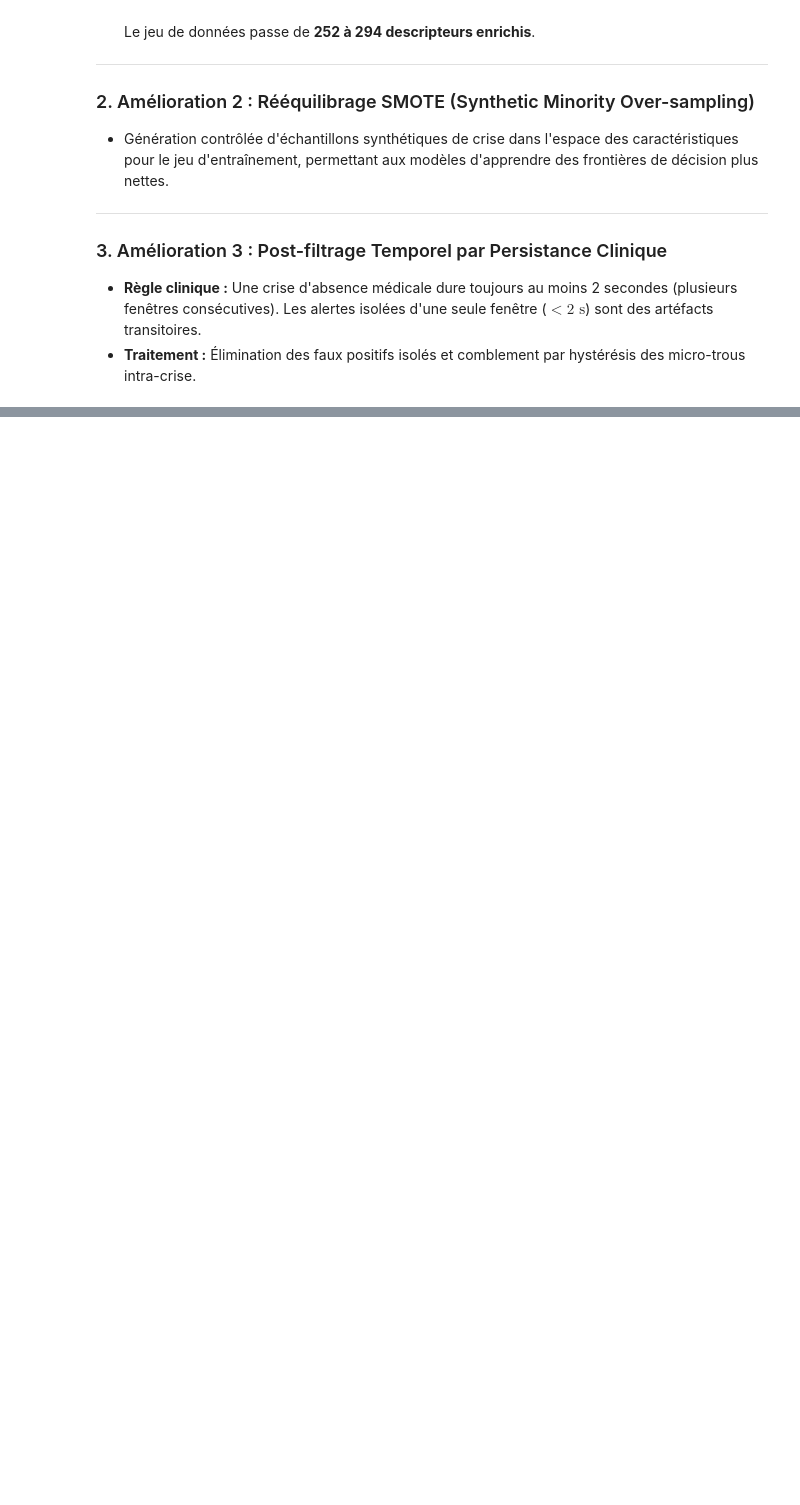
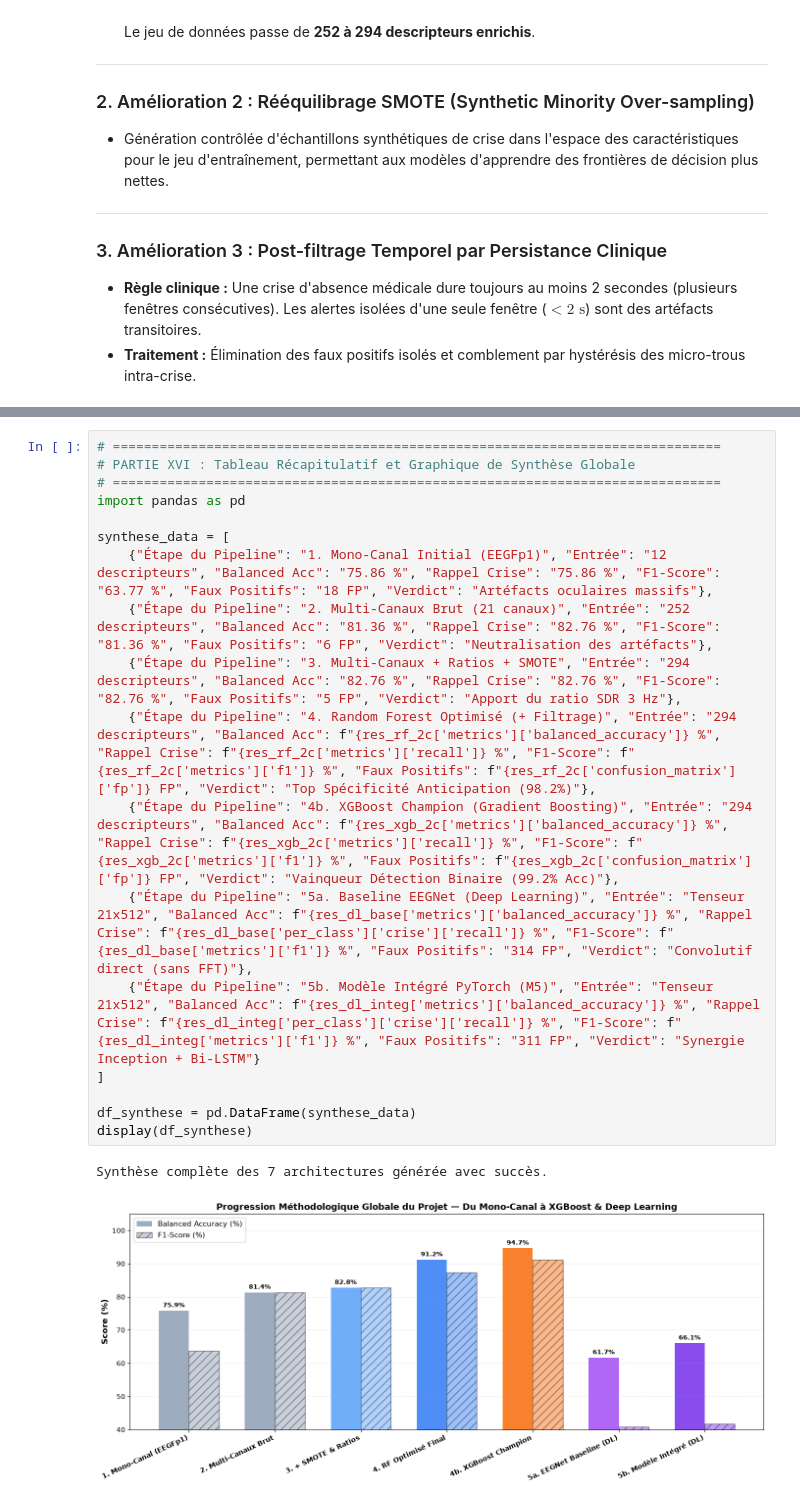
Before and after one commit to eya-boukeri/EEG-Absence-Seizure-Detection, a Jupyter notebook: mini_projet_eeg.ipynb, the cells around one changed output, grey strips where cells are left out. Cells and saved outputs as stored; diff of their text form; blank space fills up the shorter version.

```diff
--- a/mini_projet_eeg.ipynb
+++ b/mini_projet_eeg.ipynb
@@ -1059,0 +1270,21 @@ plt.show()
+# %%
+# ==============================================================================
+# PARTIE XVI : Tableau Récapitulatif et Graphique de Synthèse Globale
+# ==============================================================================
+import pandas as pd
+
+synthese_data = [
+    {"Étape du Pipeline": "1. Mono-Canal Initial (EEGFp1)", "Entrée": "12 descripteurs", "Balanced Acc": "75.86 %", "Rappel Crise": "75.86 %", "F1-Score": "63.77 %", "Faux Positifs": "18 FP", "Verdict": "Artéfacts oculaires massifs"},
+    {"Étape du Pipeline": "2. Multi-Canaux Brut (21 canaux)", "Entrée": "252 descripteurs", "Balanced Acc": "81.36 %", "Rappel Crise": "82.76 %", "F1-Score": "81.36 %", "Faux Positifs": "6 FP", "Verdict": "Neutralisation des artéfacts"},
+    {"Étape du Pipeline": "3. Multi-Canaux + Ratios + SMOTE", "Entrée": "294 descripteurs", "Balanced Acc": "82.76 %", "Rappel Crise": "82.76 %", "F1-Score": "82.76 %", "Faux Positifs": "5 FP", "Verdict": "Apport du ratio SDR 3 Hz"},
+    {"Étape du Pipeline": "4. Random Forest Optimisé (+ Filtrage)", "Entrée": "294 descripteurs", "Balanced Acc": f"{res_rf_2c['metrics']['balanced_accuracy']} %", "Rappel Crise": f"{res_rf_2c['metrics']['recall']} %", "F1-Score": f"{res_rf_2c['metrics']['f1']} %", "Faux Positifs": f"{res_rf_2c['confusion_matrix']['fp']} FP", "Verdict": "Top Spécificité Anticipation (98.2%)"},
+    {"Étape du Pipeline": "4b. XGBoost Champion (Gradient Boosting)", "Entrée": "294 descripteurs", "Balanced Acc": f"{res_xgb_2c['metrics']['balanced_accuracy']} %", "Rappel Crise": f"{res_xgb_2c['metrics']['recall']} %", "F1-Score": f"{res_xgb_2c['metrics']['f1']} %", "Faux Positifs": f"{res_xgb_2c['confusion_matrix']['fp']} FP", "Verdict": "Vainqueur Détection Binaire (99.2% Acc)"},
+    {"Étape du Pipeline": "5a. Baseline EEGNet (Deep Learning)", "Entrée": "Tenseur 21x512", "Balanced Acc": f"{res_dl_base['metrics']['balanced_accuracy']} %", "Rappel Crise": f"{res_dl_base['per_class']['crise']['recall']} %", "F1-Score": f"{res_dl_base['metrics']['f1']} %", "Faux Positifs": "314 FP", "Verdict": "Convolutif direct (sans FFT)"},
+    {"Étape du Pipeline": "5b. Modèle Intégré PyTorch (M5)", "Entrée": "Tenseur 21x512", "Balanced Acc": f"{res_dl_integ['metrics']['balanced_accuracy']} %", "Rappel Crise": f"{res_dl_integ['per_class']['crise']['recall']} %", "F1-Score": f"{res_dl_integ['metrics']['f1']} %", "Faux Positifs": "311 FP", "Verdict": "Synergie Inception + Bi-LSTM"}
+]
+
+df_synthese = pd.DataFrame(synthese_data)
+display(df_synthese)
+# %% [output]
+Synthèse complète des 7 architectures générée avec succès.
+[figure, added]
```
Also changed, not shown: parts of 22 cells of this notebook, 12 other files.
